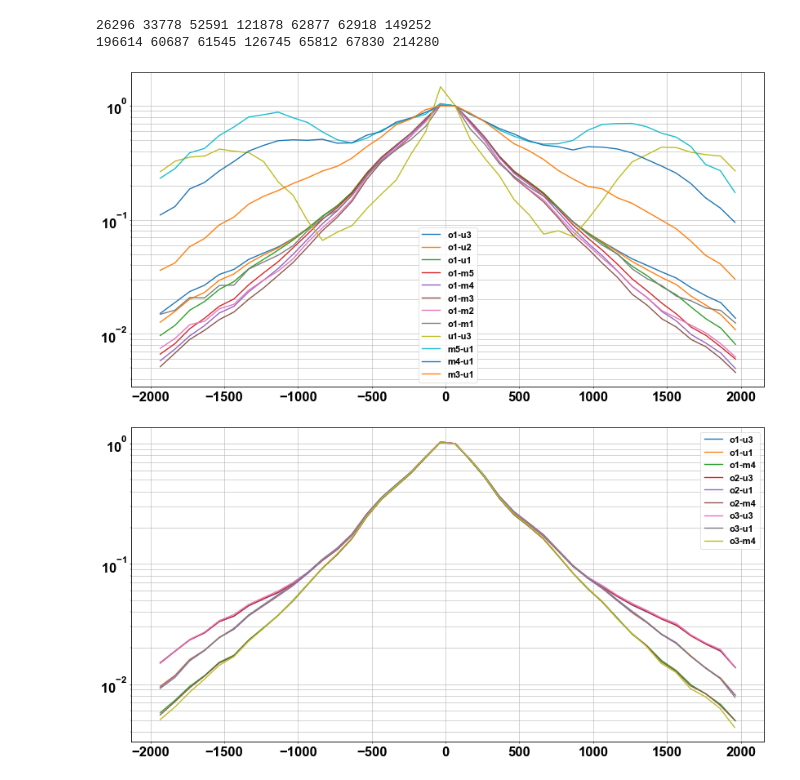
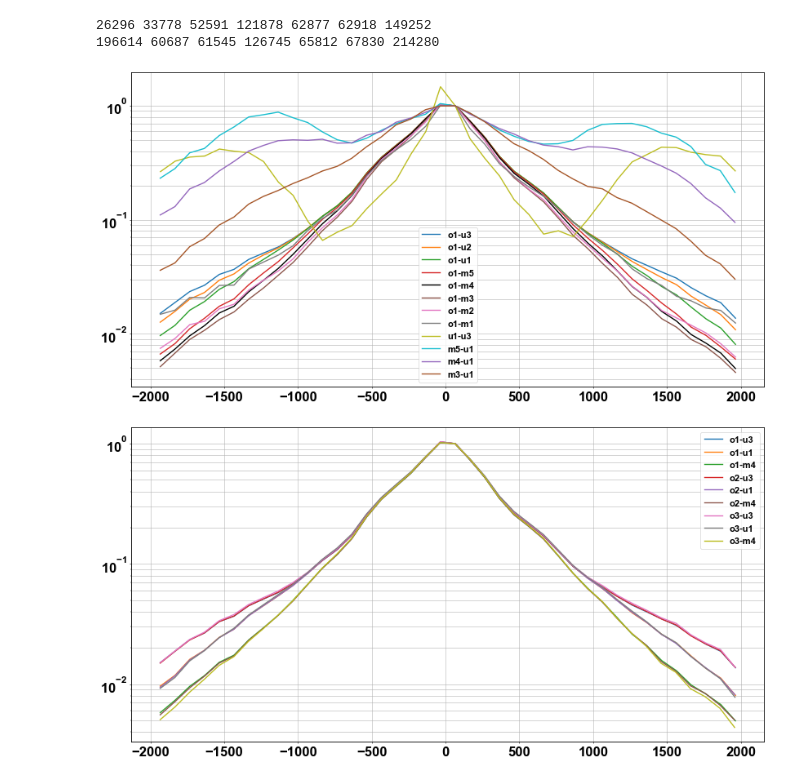
Before and after one commit to rubba0220/Bachelorarbeit, a Jupyter notebook: real data colour/hr_colour2.ipynb, the cells around one changed output. Cells and saved outputs as stored; diff of their text form; code cells hidden in the pictures.

```diff
--- a/real data colour/hr_colour2.ipynb
+++ b/real data colour/hr_colour2.ipynb
@@ -506,37 +506,53 @@ n55, bins55 = np.histogram(z_pc2[r&(absolute_magnitude2>=m3)&(absolute_magnitude
 196614 60687 61545 126745 65812 67830 214280
 # %%
 fig, ax = plt.subplots(1, 1, figsize=(20, 10))
-ax.plot((bins35[:-1]+bins35[1:])/2, n35/n35[20], label='o1-u3')
-ax.plot((bins34[:-1]+bins34[1:])/2, n34/n34[20], label='o1-u2')
-ax.plot((bins33[:-1]+bins33[1:])/2, n33/n33[20], label='o1-u1')
+colors = [
+    "#1f77b4",  # Blau (Blue)
+    "#ff7f0e",  # Orange
+    "#2ca02c",  # Grün (Green)
+    "#d62728",  # Rot (Red)
+    "k",
+    "#8c564b",  # Braun (Brown)
+    "#e377c2",  # Rosa (Pink)
+    "#7f7f7f",  # Grau (Gray)
+    "#bcbd22",  # Gelbgrün (Yellow-green)
+    "#17becf",  # Cyan
+    "#9467bd",  # Lila (Purple)
+    "#a65628",  # Dunkelbraun (Dark Brown)
+    "#999999",  # Hellgrau (Light Gray)
+    "#ff1493"   # Tiefes Pink (Deep Pink)
+    ]
+ax.plot((bins35[:-1]+bins35[1:])/2, n35/n35[20], label='o1-u3', color=colors[0])
+ax.plot((bins34[:-1]+bins34[1:])/2, n34/n34[20], label='o1-u2', color=colors[1])
+ax.plot((bins33[:-1]+bins33[1:])/2, n33/n33[20], label='o1-u1', color=colors[2])
 
 # ax.plot((bins39[:-1]+bins39[1:])/2, n39/n39[20], label='o2-u3')
 # ax.plot((bins38[:-1]+bins38[1:])/2, n38/n38[20], label='o2-u2')
 # ax.plot((bins37[:-1]+bins37[1:])/2, n37/n37[20], label='o2-u1')
 
 # ax.plot((bins43[:-1]+bins43[1:])/2, n43/n43[20], label='o1-u3')
 # ax.plot((bins42[:-1]+bins42[1:])/2, n42/n42[20], label='o1-u2')
 # ax.plot((bins41[:-1]+bins41[1:])/2, n41/n41[20], label='o1-u1')
 
-ax.plot((bins49[:-1]+bins49[1:])/2, n49/n49[20], label='o1-m5')
-ax.plot((bins48[:-1]+bins48[1:])/2, n48/n48[20], label='o1-m4')
-ax.plot((bins47[:-1]+bins47[1:])/2, n47/n47[20], label='o1-m3')
-ax.plot((bins46[:-1]+bins46[1:])/2, n46/n46[20], label='o1-m2')
-ax.plot((bins45[:-1]+bins45[1:])/2, n45/n45[20], label='o1-m1')
+ax.plot((bins49[:-1]+bins49[1:])/2, n49/n49[20], label='o1-m5', color=colors[3])
+ax.plot((bins48[:-1]+bins48[1:])/2, n48/n48[20], label='o1-m4', color=colors[4])
+ax.plot((bins47[:-1]+bins47[1:])/2, n47/n47[20], label='o1-m3', color=colors[5])
+ax.plot((bins46[:-1]+bins46[1:])/2, n46/n46[20], label='o1-m2', color=colors[6])
+ax.plot((bins45[:-1]+bins45[1:])/2, n45/n45[20], label='o1-m1', color=colors[7])
 
-ax.plot((bins52[:-1]+bins52[1:])/2, n52/n52[20], label='u1-u3')
-ax.plot((bins53[:-1]+bins53[1:])/2, n53/n53[20], label='m5-u1')
-ax.plot((bins54[:-1]+bins54[1:])/2, n54/n54[20], label='m4-u1')
-ax.plot((bins55[:-1]+bins55[1:])/2, n55/n55[20], label='m3-u1')
+ax.plot((bins52[:-1]+bins52[1:])/2, n52/n52[20], label='u1-u3', color=colors[8])
+ax.plot((bins53[:-1]+bins53[1:])/2, n53/n53[20], label='m5-u1', color=colors[9])
+ax.plot((bins54[:-1]+bins54[1:])/2, n54/n54[20], label='m4-u1', color=colors[10])
+ax.plot((bins55[:-1]+bins55[1:])/2, n55/n55[20], label='m3-u1', color=colors[11])
 
 ax.set_yscale('log')
 plt.grid(which='both')
 plt.legend(fontsize='16')
 plt.savefig('../Plots/selections.png')
 fig.set_dpi(50)
 plt.show()
 # %% [output]
-[figure, old version]
+[figure, new version]
 # %%
 fig, ax = plt.subplots(1, 1, figsize=(20, 10))
 ax.plot((bins35[:-1]+bins35[1:])/2, n35/n35[20], label='o1-u3')
```
Also changed, not shown: 1 other file.
